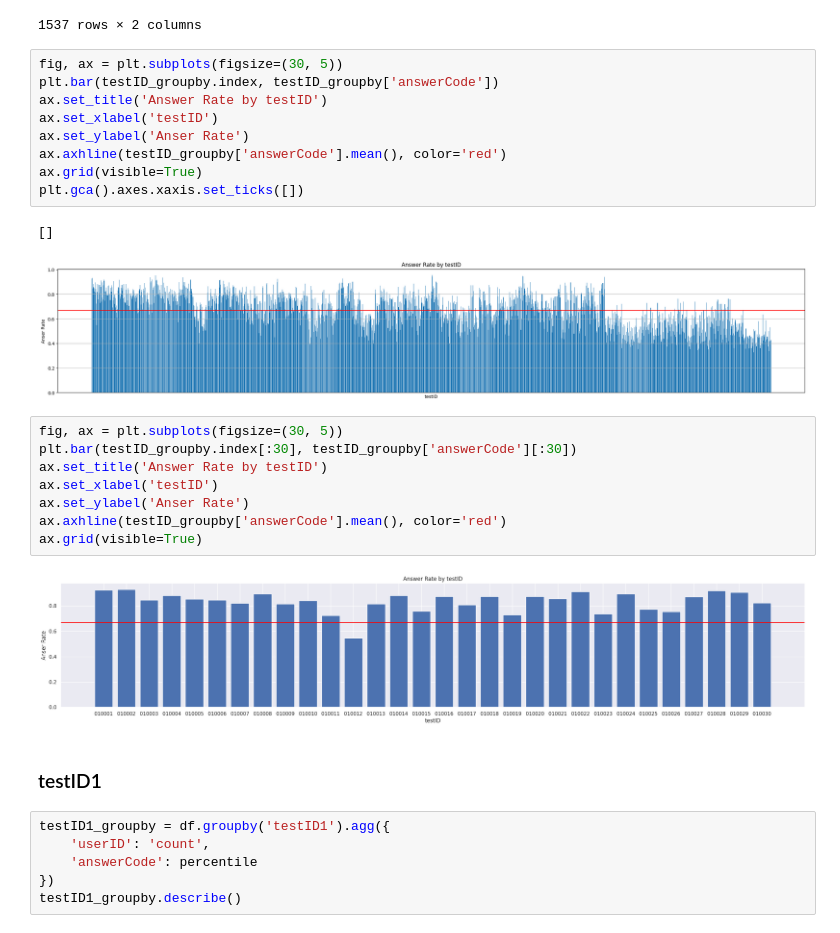
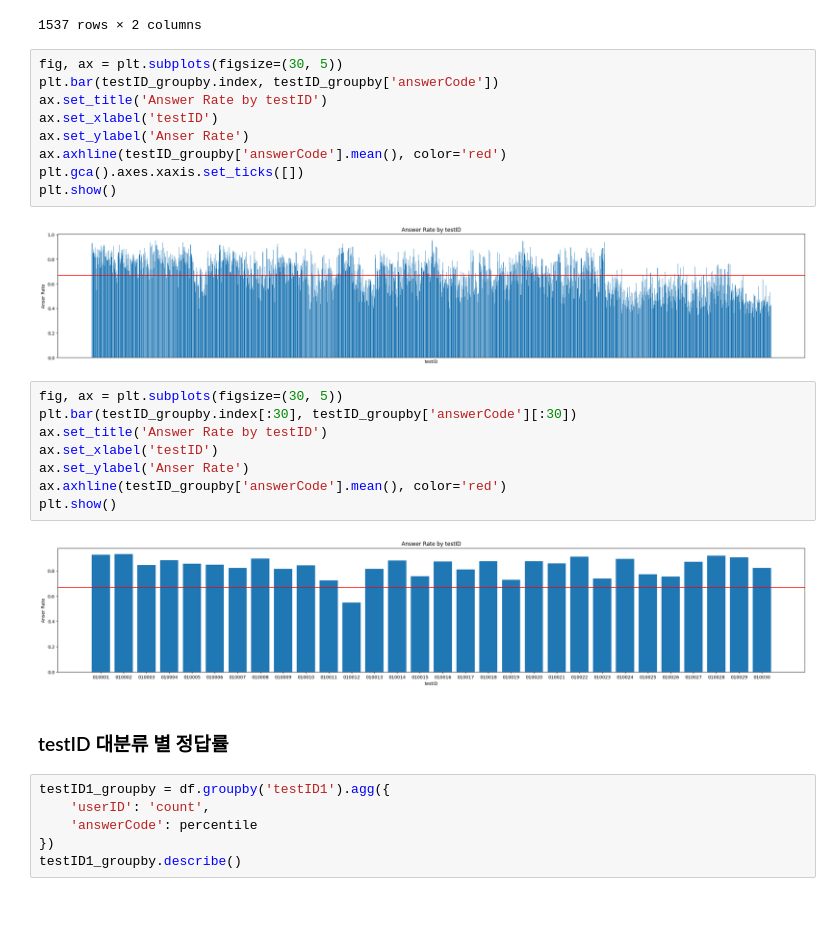
Before and after one commit to boostcampaitech6/level2-dkt-recsys-03, a Jupyter notebook: EDA/EDA_JaeGwon.ipynb, the cells around one changed output. Saved outputs shown, nothing was run; the diff lists cells and outputs as text; blank space fills up the shorter version.

```diff
--- a/EDA/EDA_JaeGwon.ipynb
+++ b/EDA/EDA_JaeGwon.ipynb
@@ -333,23 +374,22 @@ ax.set_title('Answer Rate by testID')
 ax.set_xlabel('testID')
 ax.set_ylabel('Anser Rate')
 ax.axhline(testID_groupby['answerCode'].mean(), color='red')
-ax.grid(visible=True)
 plt.gca().axes.xaxis.set_ticks([])
+plt.show()
 # %% [output]
-[]
 [figure]
 # %%
 fig, ax = plt.subplots(figsize=(30, 5))
 plt.bar(testID_groupby.index[:30], testID_groupby['answerCode'][:30])
 ax.set_title('Answer Rate by testID')
 ax.set_xlabel('testID')
 ax.set_ylabel('Anser Rate')
 ax.axhline(testID_groupby['answerCode'].mean(), color='red')
-ax.grid(visible=True)
+plt.show()
 # %% [output]
-[figure, old version]
+[figure, new version]
-# %% [markdown]
-### testID1
+# %% [markdown]
+### testID 대분류 별 정답률
 # %%
 testID1_groupby = df.groupby('testID1').agg({
     'userID': 'count',
```
Also changed, not shown: parts of 33 cells of this notebook.
